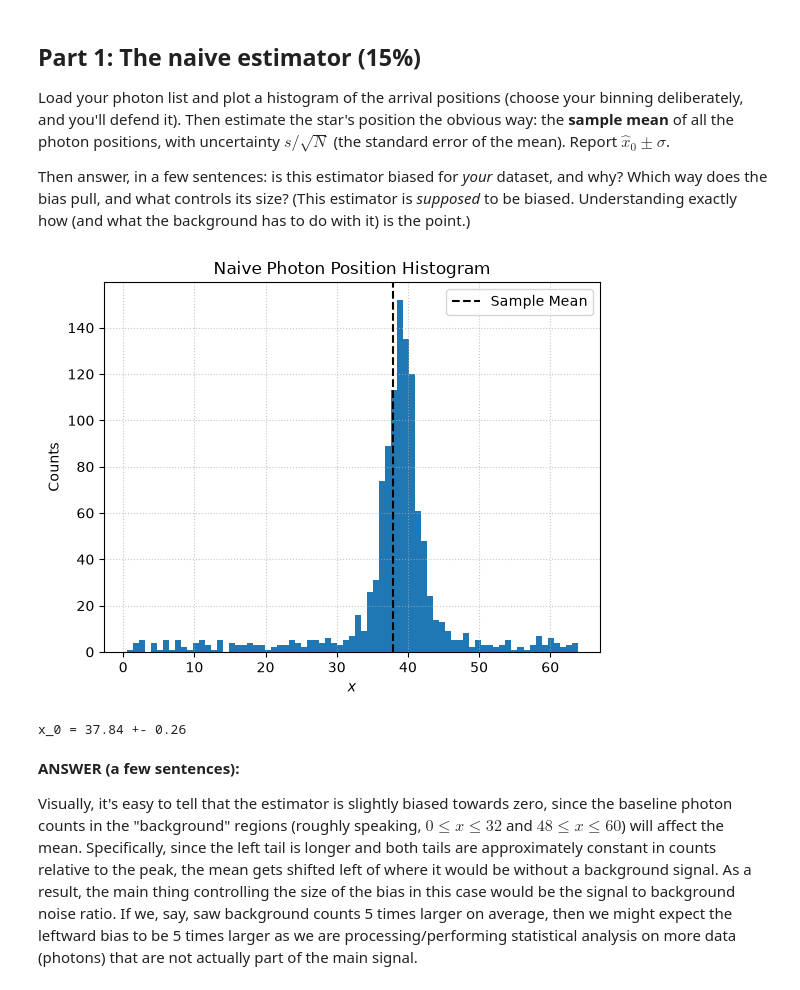
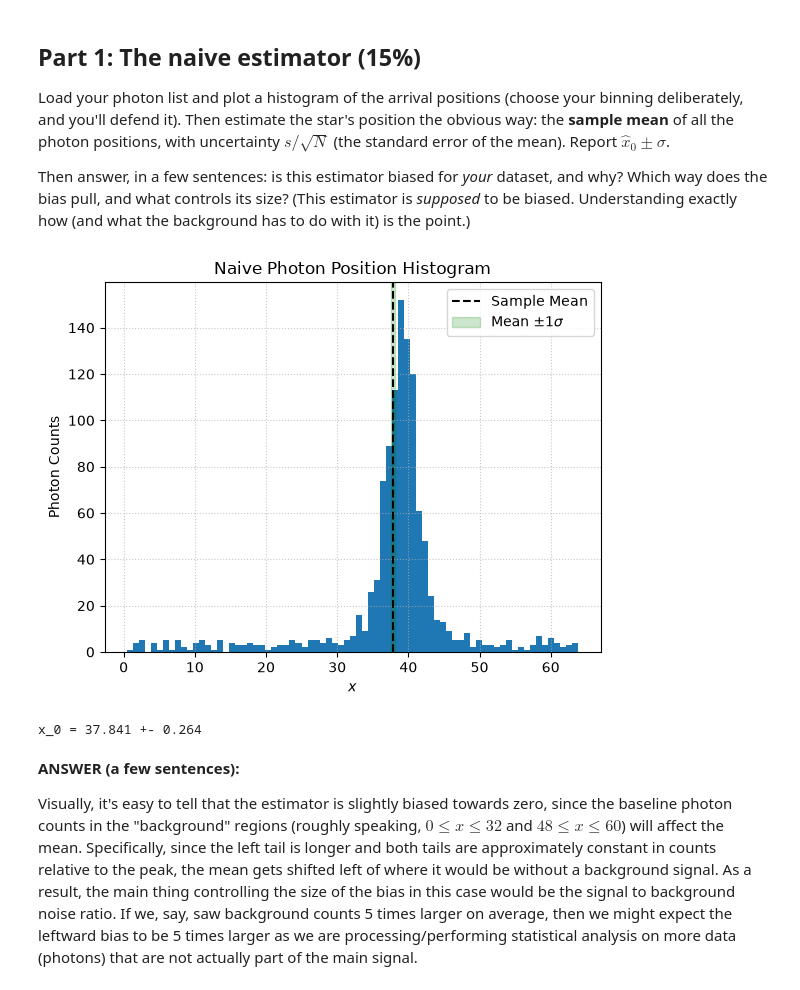
Before and after one commit to AustinMathison/ast457_2026_Fall, a Jupyter notebook: submissions/ahuwer2/lab02.ipynb, the cells around one changed output. Cells and saved outputs as stored; diff of their text form; code cells hidden in the pictures.

```diff
--- a/submissions/ahuwer2/lab02.ipynb
+++ b/submissions/ahuwer2/lab02.ipynb
@@ -40,30 +40,35 @@ point.)
 # %%
 # Part 1: your work here
 import pandas as pd
 import numpy as np
 import matplotlib.pyplot as plt
 
+# load file
 datafile = "./data/ahuwer2.csv"
 data = pd.read_csv(datafile)
 xs = data['x']
+N = len(xs)
 
+# find mean and error
 mean = np.mean(xs)
 s = np.std(xs)
-sigma = s/np.sqrt(len(xs))
+sigma = s/np.sqrt(N)
 
+# plot
 plt.hist(xs, 75)
 plt.axvline(mean, linestyle='--', color='k', label='Sample Mean')
+plt.axvspan(mean-sigma, mean+sigma, color='g', alpha=0.2, label='Mean $\\pm1\\sigma$')
 plt.grid(True, linestyle=':', alpha=0.7)
 plt.xlabel('$x$')
-plt.ylabel('Counts')
+plt.ylabel('Photon Counts')
 plt.title('Naive Photon Position Histogram')
 plt.legend()
 plt.show()
 
-print(f'x_0 = {mean:.2f} +- {sigma:.2f}')
+print(f'x_0 = {mean:.3f} +- {sigma:.3f}')
 # %% [output]
-[figure, old version]
+[figure, new version]
-x_0 = 37.84 +- 0.26
+x_0 = 37.841 +- 0.264
 # %% [markdown]
 **ANSWER (a few sentences):**
 
```
Also changed, not shown: parts of 4 cells of this notebook.
